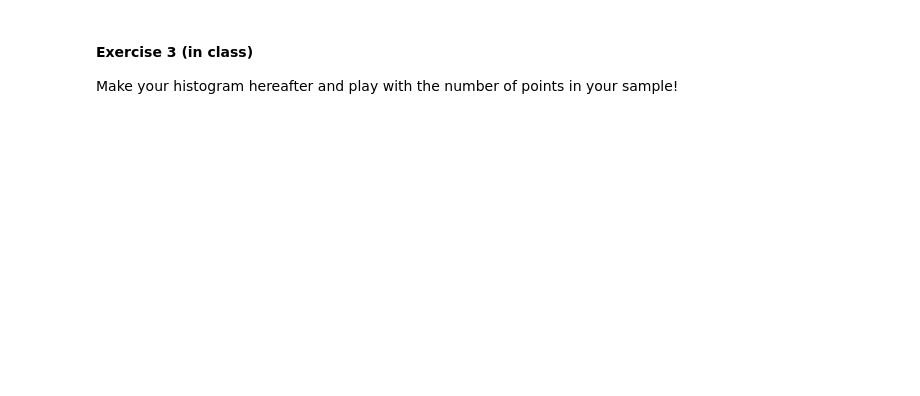
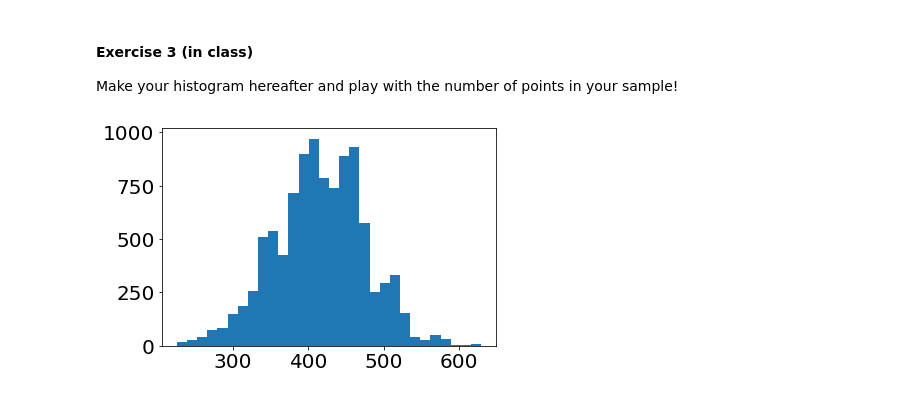
Before and after one commit to UWDIRECT/UWDIRECT.github.io, a Jupyter notebook: Wi22_content/DSMCER/L4_Distributions.ipynb, the cells around one changed output. Saved outputs shown, nothing was run; the diff lists cells and outputs as text; code cells hidden in the pictures; blank space fills up the shorter version.

```diff
--- a/Wi22_content/DSMCER/L4_Distributions.ipynb
+++ b/Wi22_content/DSMCER/L4_Distributions.ipynb
@@ -322,3 +349,5 @@ def inverse_cdf(data, set_bins=40):
     return [cdf, inv_cdf]
 # %% [markdown]
 Use the cell below to call our function with `set_bins = 30`
+# %%
+cdf, inv_cdf = inverse_cdf(population['mass'].values, set_bins=30)
@@ -407,7 +447,7 @@ OK, let's put this together with something like:
 
 `sample = inv_cdf(np.random.rand(1000))`
 # %%
-sample = inv_cdf(np.random.rand(1000))
+sample = inv_cdf(np.random.rand(10000))
 # %% [markdown]
 Now make a histogram of sample and set the bins to 100. How does it look? What happens when you increase the argument to `np.random.rand`?
 # %% [markdown]
@@ -417,3 +460,8 @@ population['mass'].hist(bins=100, color='royalblue')
 # %% [markdown]
 #### Exercise 3 (in class)
 Make your histogram hereafter and play with the number of points in your sample!
+# %%
+fig, ax = plt.subplots(1,1)
+plt.hist(sample, bins = 30);
+# %% [output]
+[figure, added]
```
Also changed, not shown: parts of 11 cells of this notebook, 1 other file.
